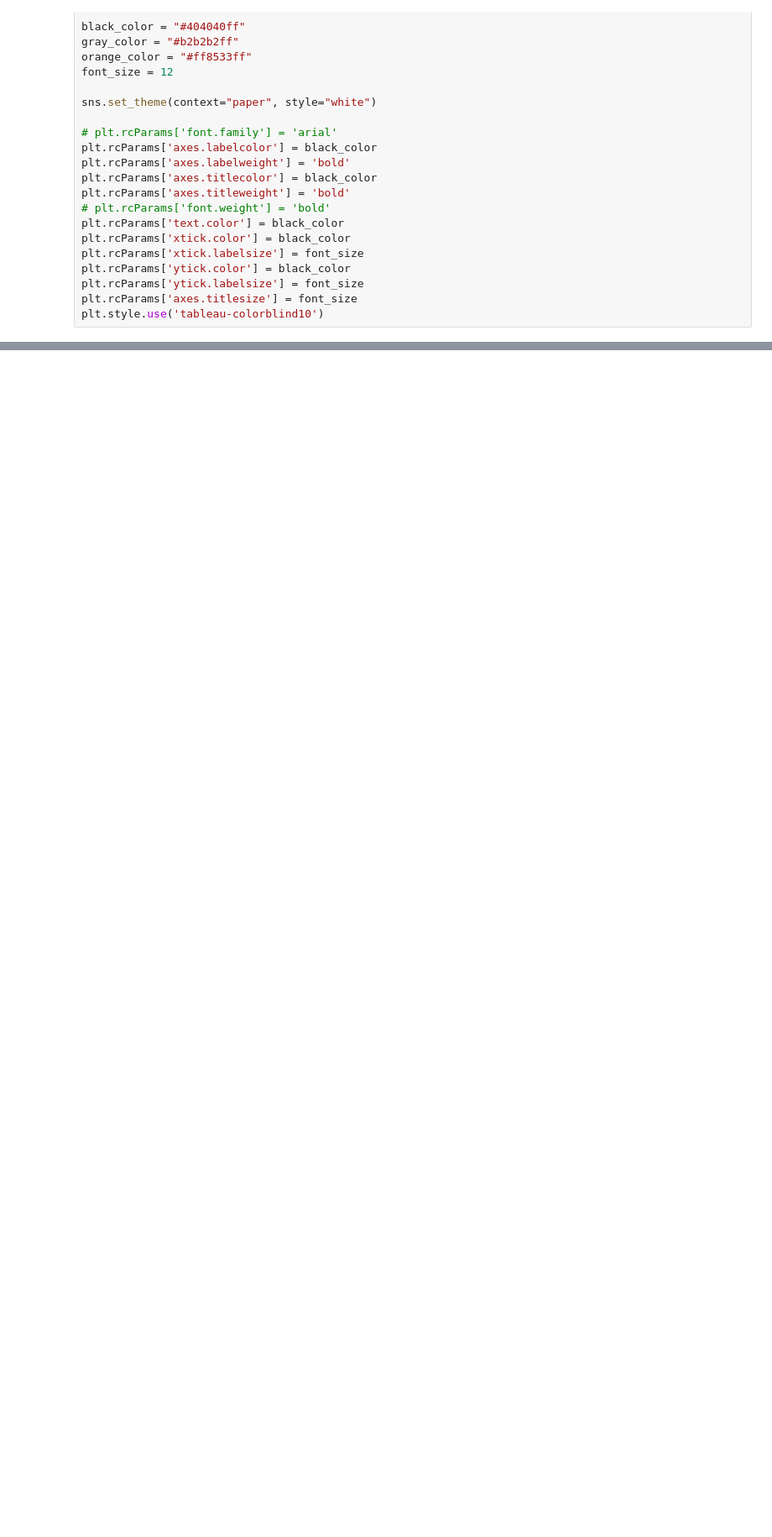
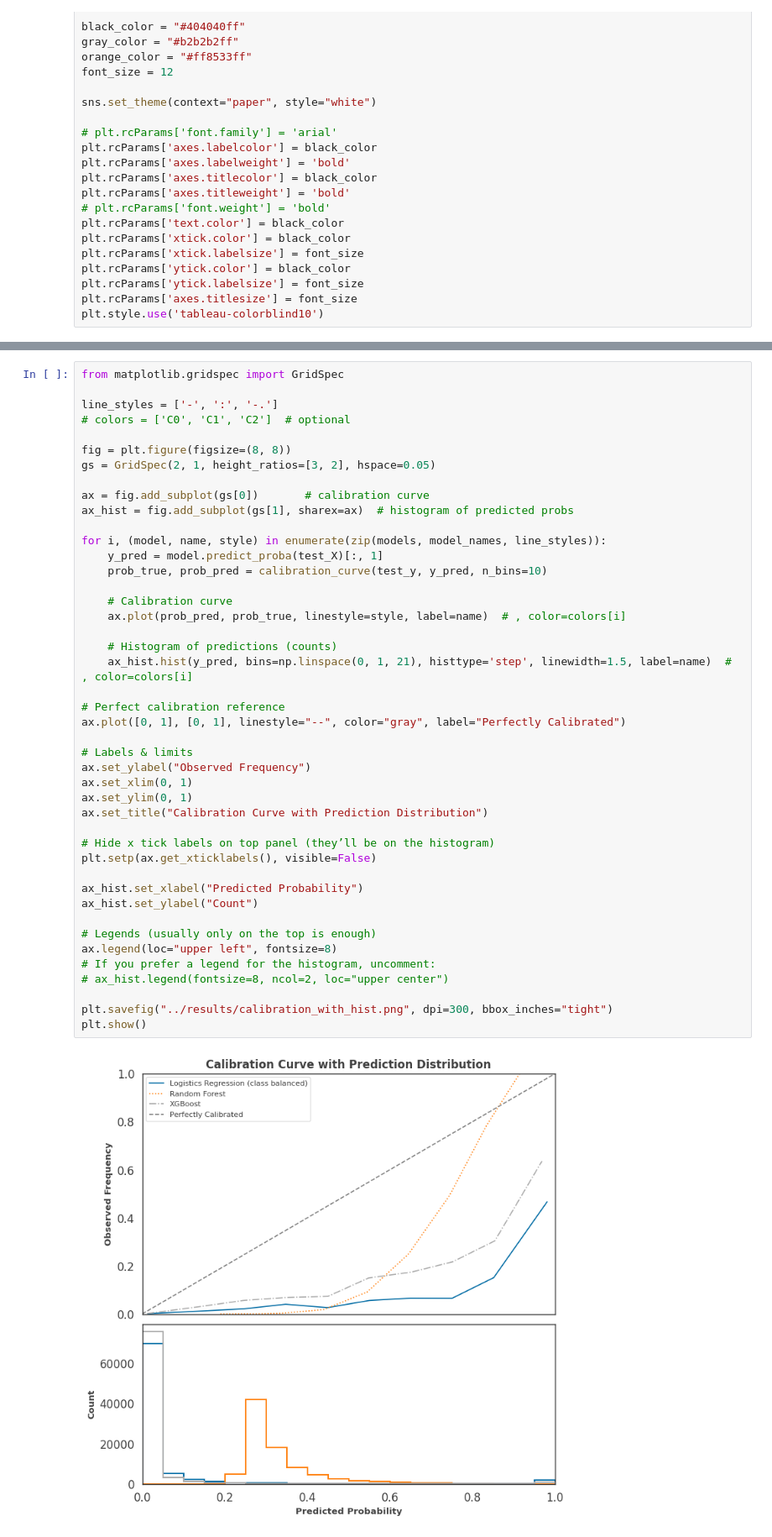
Before and after one commit to bbj-lab/data-leakage, a Jupyter notebook: notebooks/icd_model.ipynb, the cells around one changed output, grey strips where cells are left out. Shown at 84% size. Cells and saved outputs as stored; diff of their text form; blank space fills up the shorter version.

```diff
--- a/notebooks/icd_model.ipynb
+++ b/notebooks/icd_model.ipynb
@@ -835,3 +846,49 @@ plt.show()
+# %%
+from matplotlib.gridspec import GridSpec
+
+line_styles = ['-', ':', '-.']
+# colors = ['C0', 'C1', 'C2']  # optional
+
+fig = plt.figure(figsize=(8, 8))
+gs = GridSpec(2, 1, height_ratios=[3, 2], hspace=0.05)
+
+ax = fig.add_subplot(gs[0])       # calibration curve
+ax_hist = fig.add_subplot(gs[1], sharex=ax)  # histogram of predicted probs
+
+for i, (model, name, style) in enumerate(zip(models, model_names, line_styles)):
+    y_pred = model.predict_proba(test_X)[:, 1]
+    prob_true, prob_pred = calibration_curve(test_y, y_pred, n_bins=10)
+
+    # Calibration curve
+    ax.plot(prob_pred, prob_true, linestyle=style, label=name)  # , color=colors[i]
+
+    # Histogram of predictions (counts)
+    ax_hist.hist(y_pred, bins=np.linspace(0, 1, 21), histtype='step', linewidth=1.5, label=name)  # , color=colors[i]
+
+# Perfect calibration reference
+ax.plot([0, 1], [0, 1], linestyle="--", color="gray", label="Perfectly Calibrated")
+
+# Labels & limits
+ax.set_ylabel("Observed Frequency")
+ax.set_xlim(0, 1)
+ax.set_ylim(0, 1)
+ax.set_title("Calibration Curve with Prediction Distribution")
+
+# Hide x tick labels on top panel (they’ll be on the histogram)
+plt.setp(ax.get_xticklabels(), visible=False)
+
+ax_hist.set_xlabel("Predicted Probability")
+ax_hist.set_ylabel("Count")
+
+# Legends (usually only on the top is enough)
+ax.legend(loc="upper left", fontsize=8)
+# If you prefer a legend for the histogram, uncomment:
+# ax_hist.legend(fontsize=8, ncol=2, loc="upper center")
+
+plt.savefig("../results/calibration_with_hist.png", dpi=300, bbox_inches="tight")
+plt.show()
+# %% [output]
+[figure, added]
 # %%
 fig, axes = plt.subplots(1, 2, figsize=(20, 8))
 # Model titles for the subplot
```
Also changed, not shown: parts of 8 cells of this notebook, 2 other files.
